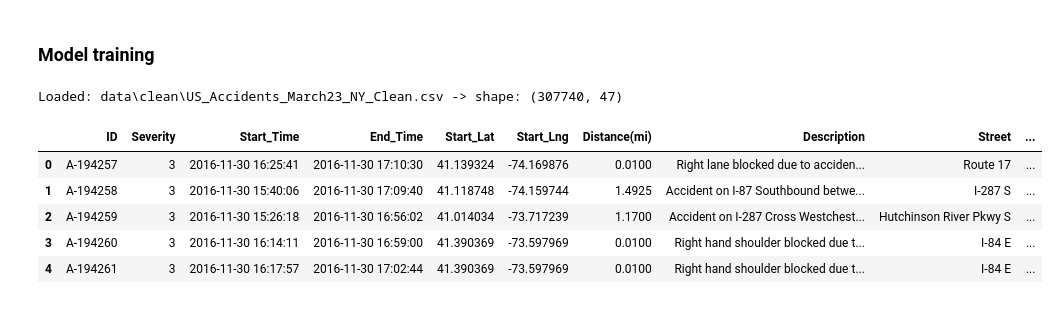
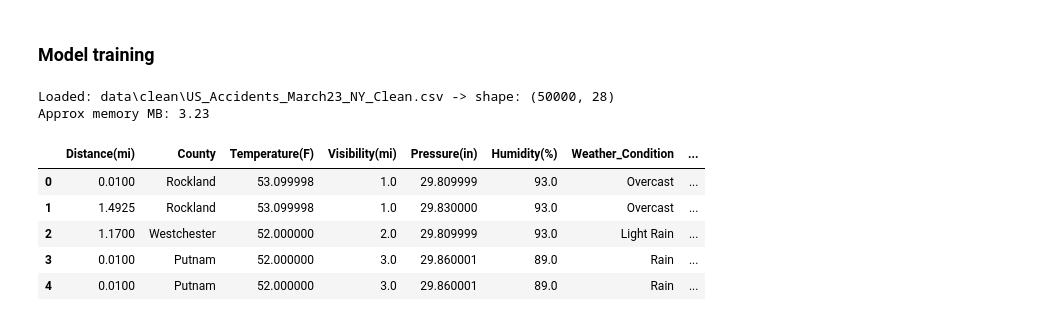
Before and after one commit to suvarshaes/accident-severity-forecast, a Jupyter notebook: 3. Model Selection and Initialization.ipynb, the cells around one changed output. Saved outputs shown, nothing was run; the diff lists cells and outputs as text; code cells hidden in the pictures.

```diff
--- a/3. Model Selection and Initialization.ipynb
+++ b/3. Model Selection and Initialization.ipynb
@@ -3,37 +3,68 @@
 # %%
 from pathlib import Path
 import pandas as pd
 import numpy as np
 import warnings
-# set display columns to max so that we can view all columns
-pd.set_option('display.max_columns', None)
-pd.set_option('display.max_colwidth', None)
-warnings.filterwarnings("ignore")
+import time
+
+warnings.filterwarnings('ignore')
 
 # Optional: nicer display for pandas in notebooks
 pd.set_option('display.max_columns', 120)
 pd.set_option('display.width', 200)
 
 # Update this path if your CSV is in a different location within the project
-csv_path = Path("data/clean/US_Accidents_March23_NY_Clean.csv")
+csv_path = Path('data/clean/US_Accidents_March23_NY_Clean.csv')
+if not csv_path.exists():
+    raise FileNotFoundError(f'CSV not found at {csv_path}. Please place the file there or change the path in this cell.')
 
-if not csv_path.exists():
-    raise FileNotFoundError(f"CSV not found at {csv_path}. Please place the file there or change the path in this cell.")
+# Column groups
+target_col = 'Severity_Class'
+infra_cols = [
+    'Amenity','Bump','Crossing','Give_Way','Junction','No_Exit','Railway',
+    'Roundabout','Station','Stop','Traffic_Calming','Traffic_Signal','Turning_Loop'
+]
 
-# Read CSV (use low_memory=False to avoid dtype warnings for large CSVs)
-df = pd.read_csv(csv_path, low_memory=False)
-print("Loaded:", csv_path, "-> shape:", df.shape)
+numeric_cols = ['Distance(mi)','Temperature(F)','Visibility(mi)',
+                        'Humidity(%)','Pressure(in)','Wind_Speed(mph)','Hour','Duration_min']
 
-# Show the first 5 rows so you can inspect column names and sample values
+category_cols = ['Street_encoded', 'County','Weather_Condition','Wind_Direction','Weather_Short','Season']
+
+feature_cols = numeric_cols + category_cols + infra_cols
+# Combined categorical columns (infrastructure flags are categorical / indicator features)
+use_cols = feature_cols + [target_col]
+dtype_map = {
+    **{col: 'Int8' for col in infra_cols},
+    'Distance(mi)': 'float32',
+    'Temperature(F)': 'float32',
+    'Visibility(mi)': 'float32',
+    'Humidity(%)': 'float32',
+    'Pressure(in)': 'float32',
+    'Wind_Speed(mph)': 'float32',
+    'Hour': 'int16',
+    'Duration_min': 'float32',
+}
+
+# Read CSV with memory-friendly dtypes
+df = pd.read_csv(csv_path, usecols=use_cols, dtype=dtype_map, low_memory=False)
+df = df.head(50000)  # For quicker testing during development; remove or adjust as needed
+# Cast categoricals to category for compact storage and safer encoding
+df[category_cols] = df[category_cols].apply(lambda s: s.astype('category'))
+df[target_col] = df[target_col].astype('category')
+
+print('Loaded:', csv_path, '-> shape:', df.shape)
+print('Approx memory MB:', round(df.memory_usage(deep=True).sum() / 1e6, 2))
+
 df.head()
 # %% [output]
-Loaded: data\clean\US_Accidents_March23_NY_Clean.csv -> shape: (307740, 47)
+Loaded: data\clean\US_Accidents_March23_NY_Clean.csv -> shape: (50000, 28)
+Approx memory MB: 3.23
-|  | ID | Severity | Start_Time | End_Time | Start_Lat | Start_Lng | Distance(mi) | Description | Street | ... |
-| 0 | A-194257 | 3 | 2016-11-30 16:25:41 | 2016-11-30 17:10:30 | 41.139324 | -74.169876 | 0.0100 | Right lane blocked due to acciden... | Route 17 | ... |
-| 1 | A-194258 | 3 | 2016-11-30 15:40:06 | 2016-11-30 17:09:40 | 41.118748 | -74.159744 | 1.4925 | Accident on I-87 Southbound betwe... | I-287 S | ... |
-| 2 | A-194259 | 3 | 2016-11-30 15:26:18 | 2016-11-30 16:56:02 | 41.014034 | -73.717239 | 1.1700 | Accident on I-287 Cross Westchest... | Hutchinson River Pkwy S | ... |
-| 3 | A-194260 | 3 | 2016-11-30 16:14:11 | 2016-11-30 16:59:00 | 41.390369 | -73.597969 | 0.0100 | Right hand shoulder blocked due t... | I-84 E | ... |
-| 4 | A-194261 | 3 | 2016-11-30 16:17:57 | 2016-11-30 17:02:44 | 41.390369 | -73.597969 | 0.0100 | Right hand shoulder blocked due t... | I-84 E | ... |
+|  | Distance(mi) | County | Temperature(F) | Visibility(mi) | Pressure(in) | Humidity(%) | Weather_Condition | ... |
+| 0 | 0.0100 | Rockland | 53.099998 | 1.0 | 29.809999 | 93.0 | Overcast | ... |
+| 1 | 1.4925 | Rockland | 53.099998 | 1.0 | 29.830000 | 93.0 | Overcast | ... |
+| 2 | 1.1700 | Westchester | 52.000000 | 2.0 | 29.809999 | 93.0 | Light Rain | ... |
+| 3 | 0.0100 | Putnam | 52.000000 | 3.0 | 29.860001 | 89.0 | Rain | ... |
+| 4 | 0.0100 | Putnam | 52.000000 | 3.0 | 29.860001 | 89.0 | Rain | ... |
 # %%
 df.info()
 # %% [output]
```
Also changed, not shown: parts of 20 cells of this notebook.
